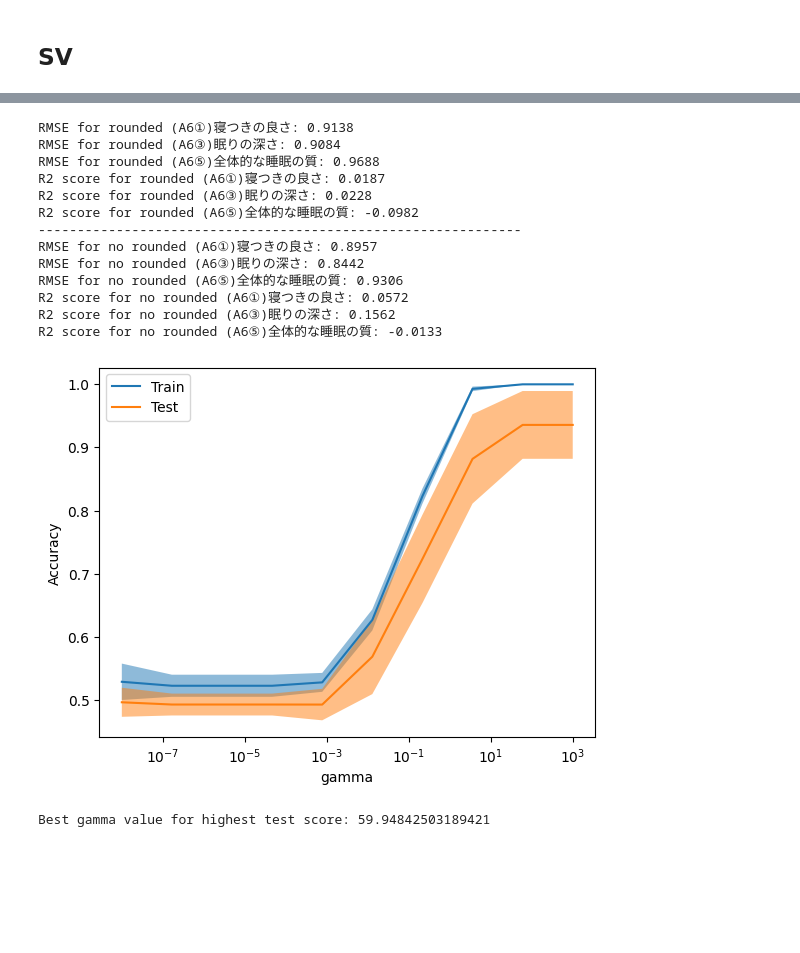
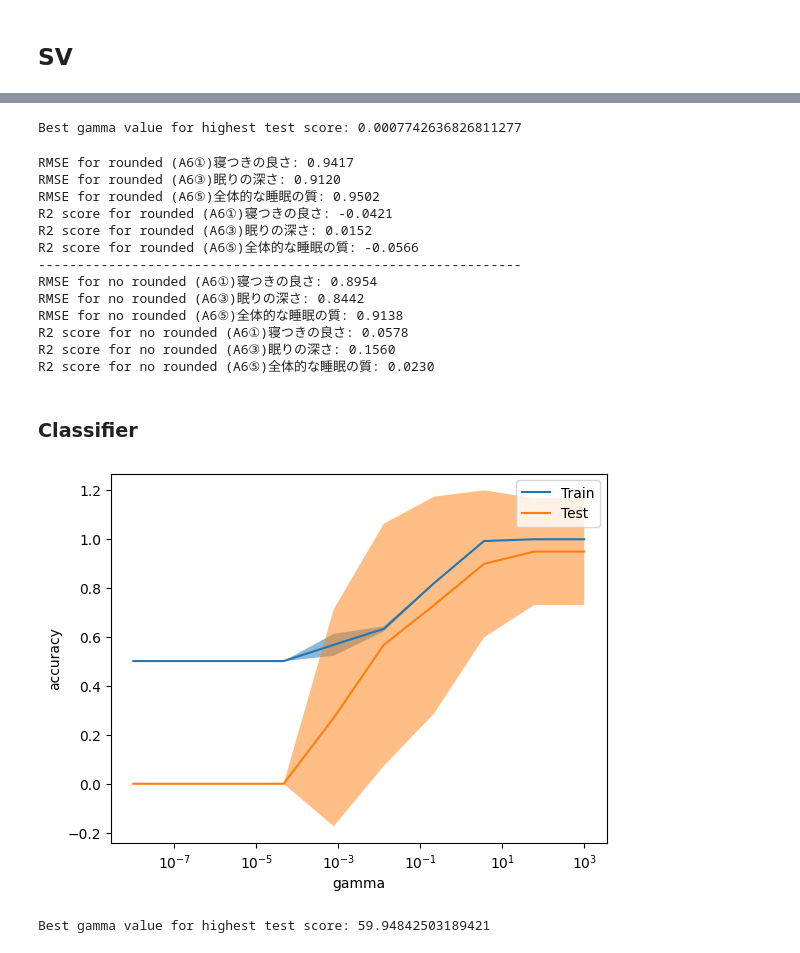
Before and after one commit to hoyyul/SoundEEG_CrossModalKnowledgeDistillation, a Jupyter notebook: psg_questionnaire.ipynb, the cells around one changed output, grey strips where cells are left out. Saved outputs shown, nothing was run; the diff lists cells and outputs as text; code cells hidden in the pictures; blank space fills up the shorter version.

```diff
--- a/psg_questionnaire.ipynb
+++ b/psg_questionnaire.ipynb
@@ -209,3 +177,12 @@ def round_predictions(predictions):
+# %%
+test_scores_mean = np.mean(test_scores, axis=1)
+
+best_index = np.argmax(test_scores_mean)
+
+best_gamma = param_range[best_index]
+print("Best gamma value for highest test score:", best_gamma)
+# %% [output]
+Best gamma value for highest test score: 0.0007742636826811277
 # %%
 kf = KFold(n_splits=10)
 
@@ -220,9 +197,9 @@ for i, (train_index, test_index) in enumerate(kf.split(X)):
     y3_train, y3_test = y3[train_index], y3[test_index]
 
     # fit
-    svr1 = SVR(kernel='rbf', gamma=0.01, C=1).fit(X_train, y1_train)
-    svr2 = SVR(kernel='rbf', gamma=0.01, C=1).fit(X_train, y2_train)
-    svr3 = SVR(kernel='rbf', gamma=0.01, C=1).fit(X_train, y3_train)
+    svr1 = SVR(kernel='rbf', gamma=0.0007742636826811277, C=1).fit(X_train, y1_train)
+    svr2 = SVR(kernel='rbf', gamma=0.012915496650148853, C=1).fit(X_train, y2_train)
+    svr3 = SVR(kernel='rbf', gamma=0.0007742636826811277, C=1).fit(X_train, y3_train)
 
     # predict
     y1_pred = svr1.predict(X_test)
@@ -273,43 +250,45 @@ print("R2 score for no rounded (A6①)寝つきの良さ: {:.4f}".format(r2_1))
 print("R2 score for no rounded (A6③)眠りの深さ: {:.4f}".format(r2_2))
 print("R2 score for no rounded (A6⑤)全体的な睡眠の質: {:.4f}".format(r2_3))
 # %% [output]
-RMSE for rounded (A6①)寝つきの良さ: 0.9138
-RMSE for rounded (A6③)眠りの深さ: 0.9084
-RMSE for rounded (A6⑤)全体的な睡眠の質: 0.9688
-R2 score for rounded (A6①)寝つきの良さ: 0.0187
-R2 score for rounded (A6③)眠りの深さ: 0.0228
-R2 score for rounded (A6⑤)全体的な睡眠の質: -0.0982
+RMSE for rounded (A6①)寝つきの良さ: 0.9417
+RMSE for rounded (A6③)眠りの深さ: 0.9120
+RMSE for rounded (A6⑤)全体的な睡眠の質: 0.9502
+R2 score for rounded (A6①)寝つきの良さ: -0.0421
+R2 score for rounded (A6③)眠りの深さ: 0.0152
+R2 score for rounded (A6⑤)全体的な睡眠の質: -0.0566
 --------------------------------------------------------------
-RMSE for no rounded (A6①)寝つきの良さ: 0.8957
+RMSE for no rounded (A6①)寝つきの良さ: 0.8954
 RMSE for no rounded (A6③)眠りの深さ: 0.8442
-RMSE for no rounded (A6⑤)全体的な睡眠の質: 0.9306
-R2 score for no rounded (A6①)寝つきの良さ: 0.0572
-R2 score for no rounded (A6③)眠りの深さ: 0.1562
-R2 score for no rounded (A6⑤)全体的な睡眠の質: -0.0133
+RMSE for no rounded (A6⑤)全体的な睡眠の質: 0.9138
+R2 score for no rounded (A6①)寝つきの良さ: 0.0578
+R2 score for no rounded (A6③)眠りの深さ: 0.1560
+R2 score for no rounded (A6⑤)全体的な睡眠の質: 0.0230
+# %% [markdown]
+### Classifier
 # %%
 from sklearn.model_selection import LeaveOneOut
 # %%
 y3_filtered = column_or_1d(y3_filtered, warn=True)
 # %%
 param_range = np.logspace(-8, 3, 10)
-
+loo = LeaveOneOut()
 
 train_scores, test_scores = validation_curve(
     SVC(kernel='rbf', C=1), X_filtered, y3_filtered,
-    param_name="gamma", param_range=param_range
+    param_name="gamma", param_range=param_range, cv=loo
 )
 
 
 display = ValidationCurveDisplay(
      param_name="gamma", param_range=param_range,
-     train_scores=train_scores, test_scores=test_scores, score_name="Accuracy"
+     train_scores=train_scores, test_scores=test_scores, score_name="accuracy"
 )
 
 
 display.plot()
 plt.show()
 # %% [output]
-[figure, old version]
+[figure, new version]
 # %%
 test_scores_mean = np.mean(test_scores, axis=1)
 
```
Also changed, not shown: parts of 64 cells of this notebook.
